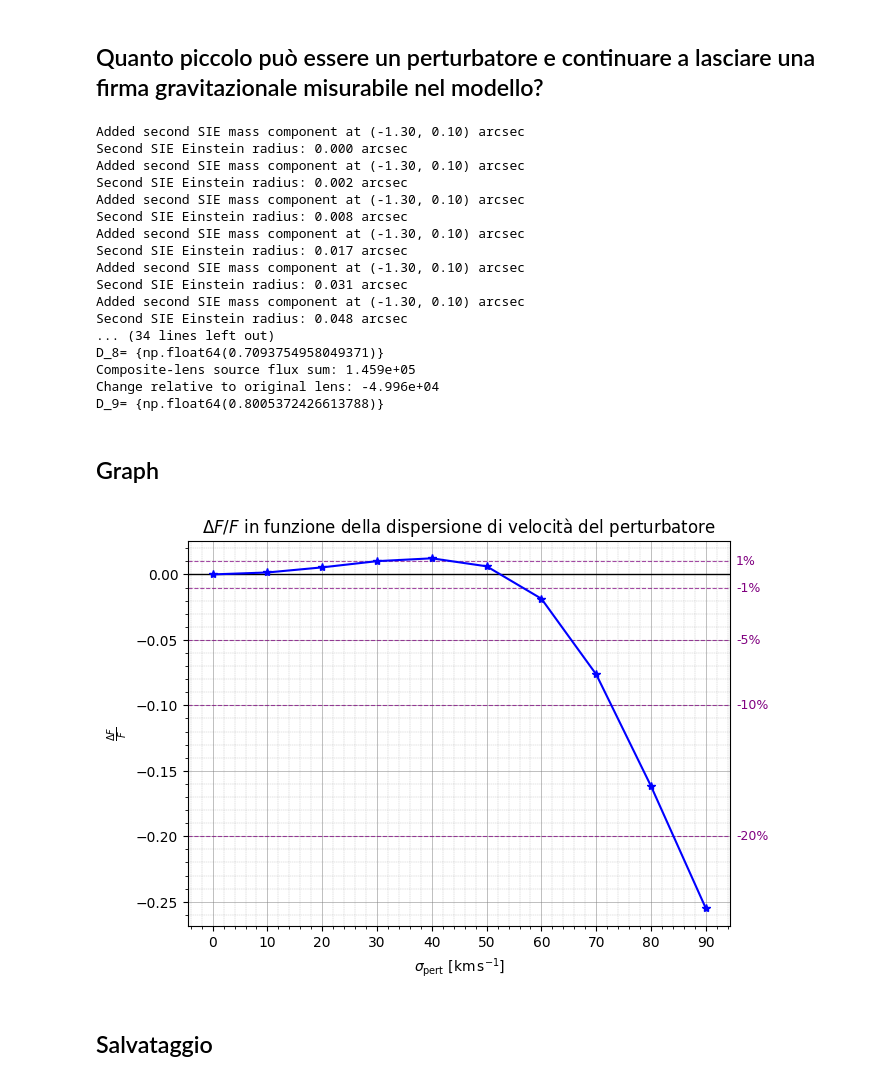
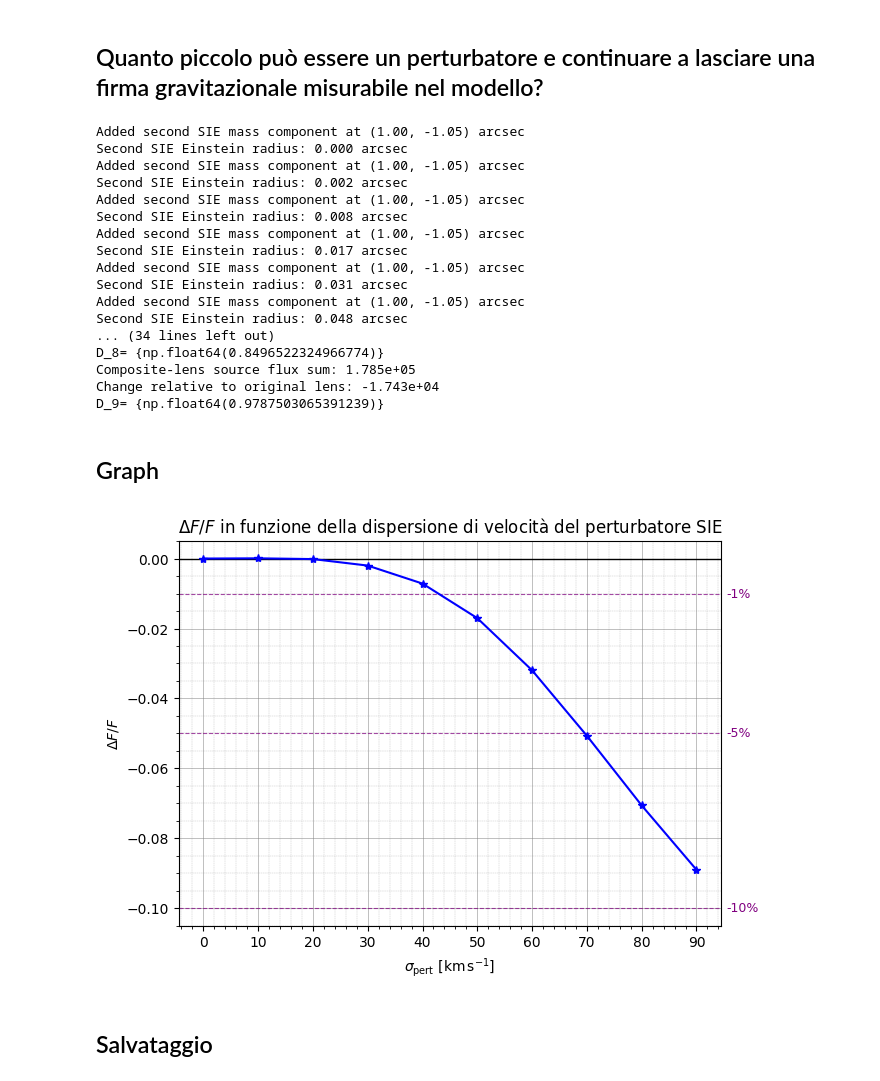
Before and after one commit to Nsab04/bachelor-thesis, a Jupyter notebook: lensing_simulation.ipynb, the cells around one changed output. Cells and saved outputs as stored; diff of their text form; code cells hidden in the pictures.

```diff
--- a/lensing_simulation.ipynb
+++ b/lensing_simulation.ipynb
@@ -465,7 +465,7 @@ total_image3 = source3.image + lens_light3.image
 second_lens_kind = "SIE"
 second_lens_enabled = True
 
-pert_pos = [-1.3, 0.1]
+pert_pos = [1, -1.05]
 sigma0_values_pert = [50.0, 70.0, 90.0]
 second_lens_all = []
 composite_lens_all = []
@@ -645,9 +645,6 @@ cbar1.set_label(r"$\kappa$")
 # %% [markdown]
 ## Quanto piccolo può essere un perturbatore e continuare a lasciare una firma gravitazionale misurabile nel modello?
 # %%
-second_lens_kind2 = "SIE"
-second_lens_enabled2 = True
-
 sigma0_values_pert2 = [0.0, 10.0, 20.0, 30.0, 40.0, 50.0, 60.0, 70.0, 80.0, 90.0]
 second_lens_all2 = []
 composite_lens_all2 = []
@@ -675,7 +672,7 @@ for sigma0_pert2 in sigma0_values_pert2:
 
         raise ValueError('second_lens_kind must be either "SIE" or "NFW"')
 
-    second_lens2 = build_second_lens2(second_lens_kind2, second_lens_enabled)
+    second_lens2 = build_second_lens2(second_lens_kind, second_lens_enabled)
     second_lens_all2.append(second_lens2)
 
     if second_lens2 is None:
@@ -697,7 +694,7 @@ for sigma0_pert2 in sigma0_values_pert2:
       composite_critical_lines2.append(critical_lines_with_second2)
 
 for pert2 in second_lens_all2:
-    print(f"Added second {second_lens_kind2.upper()} mass component at "f"({pert2.x1:.2f}, {pert2.x2:.2f}) arcsec")
+    print(f"Added second {second_lens_kind.upper()} mass component at "f"({pert2.x1:.2f}, {pert2.x2:.2f}) arcsec")
     print(f"Second SIE Einstein radius: {pert2.bsie():.3f} arcsec")
 
 composite_sources_all2 = []
@@ -725,28 +722,28 @@ for i, pert2 in enumerate(second_lens_all2):
     print(f"Change relative to original lens: "
       f"{source_with_second2.image.sum() - source3.image.sum():.3e}")
 
-    difference2 = (source_with_second2.image -source3.image)
+    difference2 = source_with_second2.image -source3.image
     D = (np.sqrt(np.sum(difference2**2)))/(np.sqrt(np.sum(source3.image**2)))
     D_all.append(D)
     print(f"D_{i}=", {D})
 # %% [output]
-Added second SIE mass component at (-1.30, 0.10) arcsec
+Added second SIE mass component at (1.00, -1.05) arcsec
 Second SIE Einstein radius: 0.000 arcsec
-Added second SIE mass component at (-1.30, 0.10) arcsec
+Added second SIE mass component at (1.00, -1.05) arcsec
 Second SIE Einstein radius: 0.002 arcsec
-Added second SIE mass component at (-1.30, 0.10) arcsec
+Added second SIE mass component at (1.00, -1.05) arcsec
 Second SIE Einstein radius: 0.008 arcsec
-Added second SIE mass component at (-1.30, 0.10) arcsec
+Added second SIE mass component at (1.00, -1.05) arcsec
 Second SIE Einstein radius: 0.017 arcsec
-Added second SIE mass component at (-1.30, 0.10) arcsec
+Added second SIE mass component at (1.00, -1.05) arcsec
 Second SIE Einstein radius: 0.031 arcsec
-Added second SIE mass component at (-1.30, 0.10) arcsec
+Added second SIE mass component at (1.00, -1.05) arcsec
 Second SIE Einstein radius: 0.048 arcsec
 ... (34 lines left out)
-D_8= {np.float64(0.7093754958049371)}
-Composite-lens source flux sum: 1.459e+05
-Change relative to original lens: -4.996e+04
-D_9= {np.float64(0.8005372426613788)}
+D_8= {np.float64(0.8496522324966774)}
+Composite-lens source flux sum: 1.785e+05
+Change relative to original lens: -1.743e+04
+D_9= {np.float64(0.9787503065391239)}
 # %% [markdown]
 ## Graph
 # %%
@@ -760,25 +757,25 @@ for sws in composite_sources_all2:
 
 fig4, ax4 = plt.subplots(figsize=(7, 5))
 
-percent_levels = [1, 5, 10, 20]  # percentuali da evidenziare
+percent_levels = [1, 5, 10]  # percentuali da evidenziare
 
 
-ax4.axhline(
-        0.01,
-        color="purple",
-        linestyle="--",
-        linewidth=0.8,
-        alpha=0.7
-    )
-ax4.text(
-        1.01,
-        0.01,
-        "1%",
-        transform=ax4.get_yaxis_transform(),
-        va="center",
-        fontsize=9,
-        color="purple"
-    )
+# ax4.axhline(
+#         0.01,
+#         color="purple",
+#         linestyle="--",
+#         linewidth=0.8,
+#         alpha=0.7
+#     )
+# ax4.text(
+#         1.01,
+#         0.01,
+#         "1%",
+#         transform=ax4.get_yaxis_transform(),
+#         va="center",
+#         fontsize=9,
+#         color="purple"
+#     )
 for p in percent_levels:
 
     level = p / 100
@@ -797,36 +794,36 @@ for p in percent_levels:
         -level,
         f"-{p}%",
         transform=ax4.get_yaxis_transform(),
         va="center",
         fontsize=9,
         color="purple"
     )
 
 
 # Linea dello zero
 ax4.axhline(
     0,
     color="black",
     linestyle="-",
     linewidth=1
 )
 
 
 ax4.plot(sigma0_values_pert2, flux_ratio_all, marker='*', color="blue")
 ax4.set_xlabel(r'$\sigma_{\mathrm{pert}}\ [\mathrm{km\,s^{-1}}]$')
-ax4.set_ylabel(r'$\frac{\Delta F}{F}$')
-ax4.set_title(r"$\Delta F/F$ in funzione della dispersione di velocità del perturbatore")
+ax4.set_ylabel(r'$\Delta F/F$')
+ax4.set_title(r"$\Delta F/F$ in funzione della dispersione di velocità del perturbatore SIE")
 ax4.minorticks_on()
 ax4.grid(True, which='major', linestyle="-", linewidth=0.5,
         color="gray", alpha=0.7)
 ax4.grid(True, which='minor', linestyle="--", linewidth=0.3,
         color="gray", alpha=0.5)
 from matplotlib.ticker import MultipleLocator
 ax4.xaxis.set_major_locator(MultipleLocator(10))
 
 plt.show()
 # %% [output]
-[figure, old version]
+[figure, new version]
 # %% [markdown]
 ## Salvataggio
 # %%
```
Also changed, not shown: parts of 18 cells of this notebook, 4 other files.
